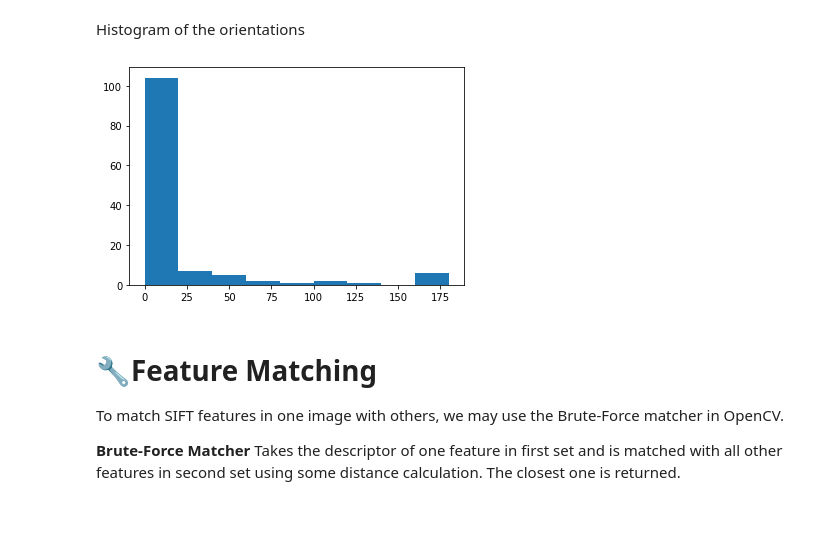
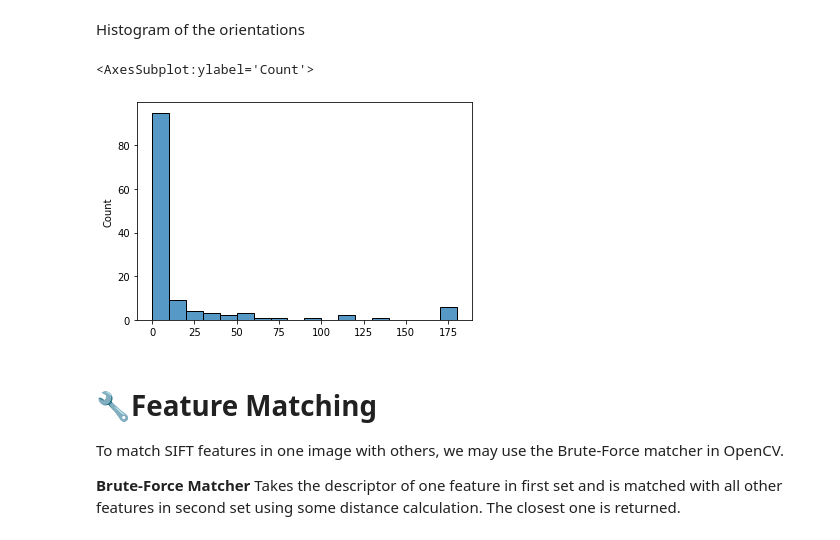
Before and after one commit to kawaremu/Computer-Vision-Fundamentals, a Jupyter notebook: AI & Vision/sift.ipynb, the cells around one changed output. Saved outputs shown, nothing was run; the diff lists cells and outputs as text; code cells hidden in the pictures.

Commit message:
histogram fixed

```diff
--- a/AI & Vision/sift.ipynb
+++ b/AI & Vision/sift.ipynb
@@ -84,8 +86,3 @@ plt.show()
 [figure]
 # %% [markdown]
 Histogram of the orientations
-# %%
-plt.hist(desc_train[0],  bins = np.arange(0,200,20))
-plt.show()
-# %% [output]
-[figure, removed]
@@ -92,3 +91,8 @@ plt.show()
+# %%
+sns.histplot(data=desc_train[0], binwidth=10,binrange=[0,180])
+# %% [output]
+<AxesSubplot:ylabel='Count'>
+[figure, added]
 # %% [markdown]
 # 🔧Feature Matching
 
```
Also changed, not shown: parts of 3 cells of this notebook.
